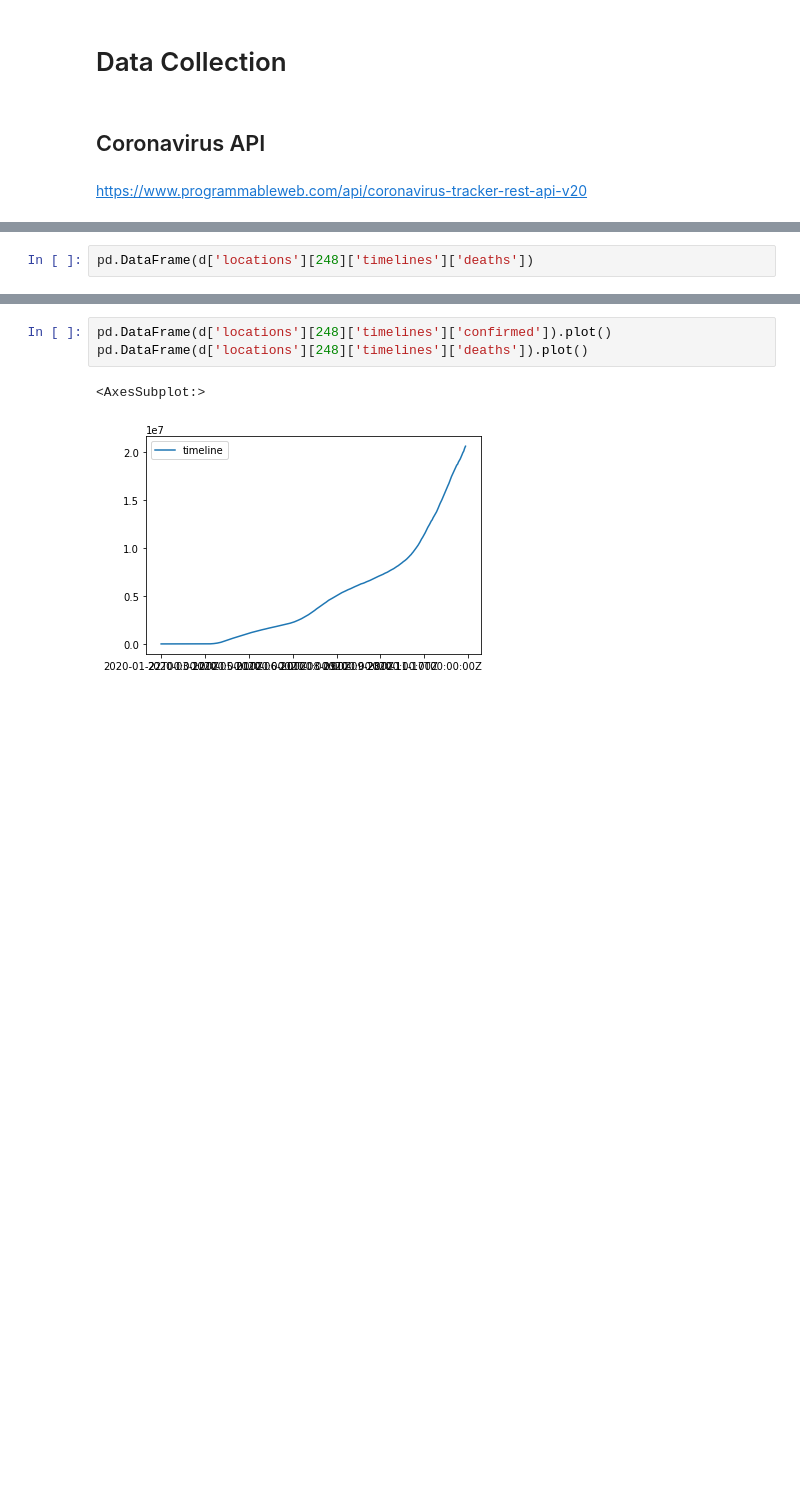
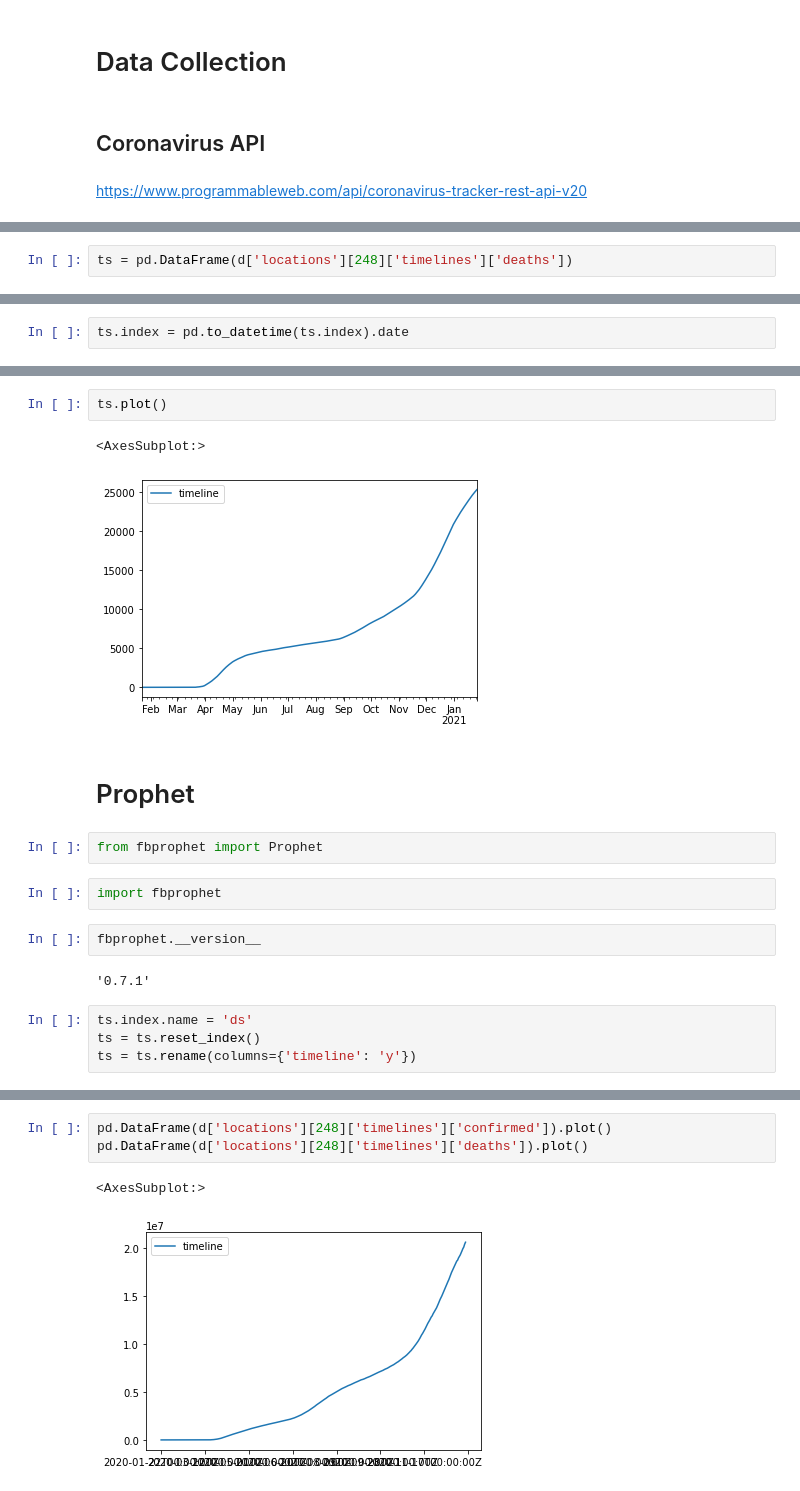
Before and after one commit to ghcn345/Coronavirus-Prediction, a Jupyter notebook: project_coronavirus.ipynb, the cells around one changed output, grey strips where cells are left out. Saved outputs shown, nothing was run; the diff lists cells and outputs as text; blank space fills up the shorter version.

Commit message:
fbprophet

```diff
--- a/project_coronavirus.ipynb
+++ b/project_coronavirus.ipynb
@@ -58,2 +67,2 @@ d = response.json()
 # %%
-pd.DataFrame(d['locations'][248]['timelines']['deaths'])
+ts = pd.DataFrame(d['locations'][248]['timelines']['deaths'])
@@ -73,0 +69,2 @@ pd.DataFrame(d['locations'][248]['timelines']['deaths'])
+# %%
+ts.index = pd.to_datetime(ts.index).date
@@ -73,0 +102,19 @@ pd.DataFrame(d['locations'][248]['timelines']['deaths'])
+# %%
+ts.plot()
+# %% [output]
+<AxesSubplot:>
+[figure, added]
+# %% [markdown]
+# Prophet
+# %%
+from fbprophet import Prophet
+# %%
+import fbprophet
+# %%
+fbprophet.__version__
+# %% [output]
+'0.7.1'
+# %%
+ts.index.name = 'ds'
+ts = ts.reset_index()
+ts = ts.rename(columns={'timeline': 'y'})
```
Also changed, not shown: parts of 10 cells of this notebook.
